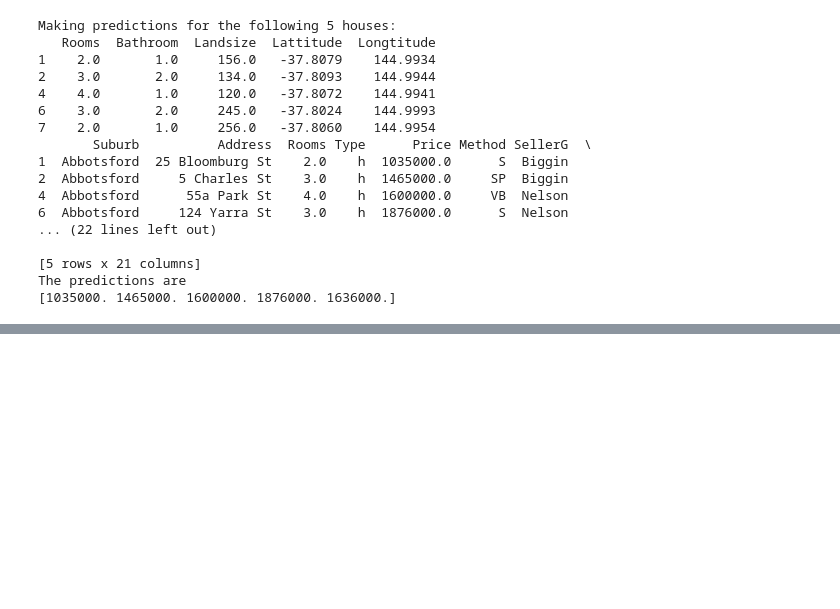
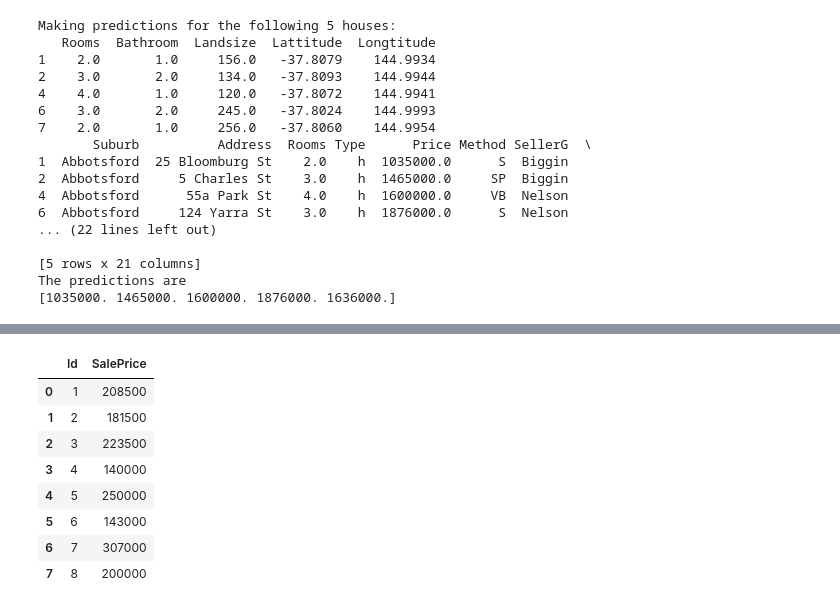
Before and after one commit to jmonti-gh/MachineLearning_Py, a Jupyter notebook: kaggle_ML_3.ipynb, the cells around one changed output, grey strips where cells are left out. Saved outputs shown, nothing was run; the diff lists cells and outputs as text; code cells hidden in the pictures; blank space fills up the shorter version.

```diff
--- a/kaggle_ML_3.ipynb
+++ b/kaggle_ML_3.ipynb
@@ -210,0 +379,12 @@ The predictions are
+# %%
+home_df[['Id','SalePrice']].head(8)
+# %% [output]
+|  | Id | SalePrice |
+| 0 | 1 | 208500 |
+| 1 | 2 | 181500 |
+| 2 | 3 | 223500 |
+| 3 | 4 | 140000 |
+| 4 | 5 | 250000 |
+| 5 | 6 | 143000 |
+| 6 | 7 | 307000 |
+| 7 | 8 | 200000 |
```
Also changed, not shown: parts of 9 cells of this notebook, 2 other files.
